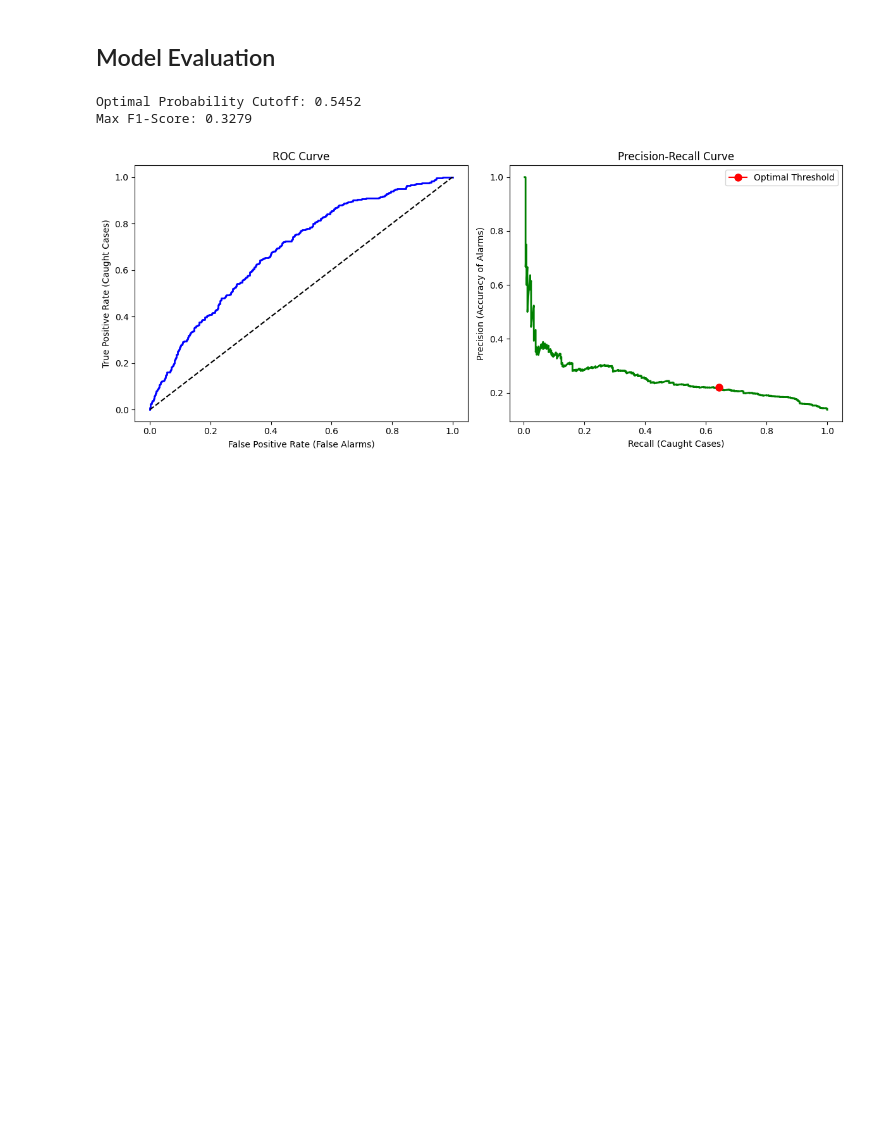
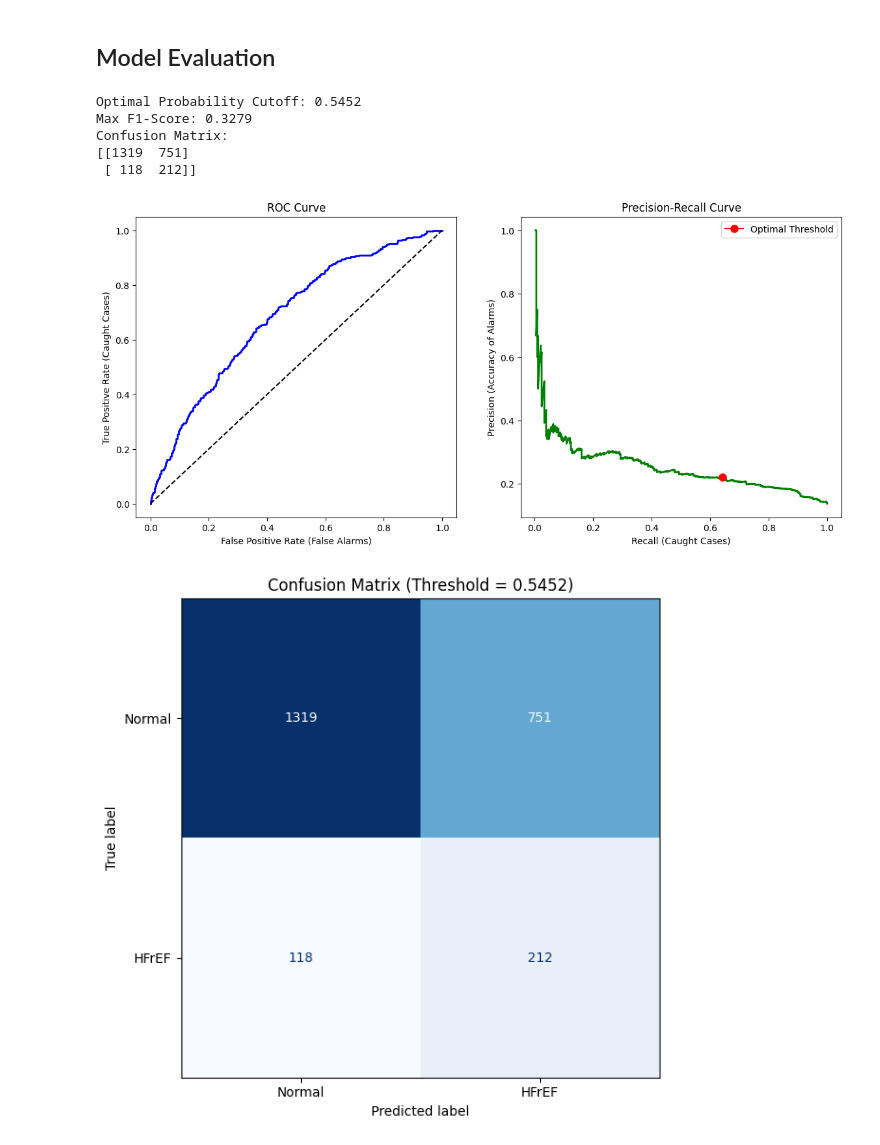
Before and after one commit to marwanelgharbawy/ecg-pcg-fusion-hfref, a Jupyter notebook: notebooks/2_ecg_baseline.ipynb, the cells around one changed output. Saved outputs shown, nothing was run; the diff lists cells and outputs as text; code cells hidden in the pictures; blank space fills up the shorter version.

```diff
--- a/notebooks/2_ecg_baseline.ipynb
+++ b/notebooks/2_ecg_baseline.ipynb
@@ -141,6 +140,8 @@ Validation AUROC improved from 0.6805 to 0.6858. Saving improved model.
 # %% [markdown]
 ## Model Evaluation
 # %%
+from sklearn.metrics import roc_curve, precision_recall_curve, confusion_matrix, classification_report, ConfusionMatrixDisplay
+
 # load the best saved weights
 ecg_model.load_state_dict(torch.load(MODEL_SAVE_PATH, weights_only=True))
 ecg_model.eval()
@@ -164,33 +165,54 @@ optimal_idx = np.argmax(f1_scores)
 optimal_threshold = thresholds_pr[optimal_idx]
 
 print(f"Optimal Probability Cutoff: {optimal_threshold:.4f}")
 print(f"Max F1-Score: {f1_scores[optimal_idx]:.4f}")
 
-# calculate ROC Curve data
+# confusion matrix
+binary_preds = (np.array(all_preds) >= optimal_threshold).astype(int)
+cm = confusion_matrix(all_labels, binary_preds)
+# print("\nClassification Report:")
+# print(classification_report(all_labels, binary_preds))
+
+# ROC Curve data
 fpr, tpr, thresholds_roc = roc_curve(all_labels, all_preds)
 
 # plotting
-fig, axes = plt.subplots(1, 2, figsize=(12, 5))
+fig, axes = plt.subplots(1, 2, figsize=(14, 6))
 
 # ROC Curve (AUROC)
 axes[0].plot(fpr, tpr, color='blue', lw=2)
 axes[0].plot([0, 1], [0, 1], color='black', linestyle='--')
 axes[0].set_xlabel('False Positive Rate (False Alarms)')
 axes[0].set_ylabel('True Positive Rate (Caught Cases)')
 axes[0].set_title('ROC Curve')
 
 # Precision-Recall Curve (AUPRC)
 axes[1].plot(recalls[:-1], precisions[:-1], color='green', lw=2)
 # Mark the optimal threshold on the PR curve
 axes[1].plot(recalls[optimal_idx], precisions[optimal_idx], marker='o', markersize=8, color="red", label="Optimal Threshold")
 axes[1].set_xlabel('Recall (Caught Cases)')
 axes[1].set_ylabel('Precision (Accuracy of Alarms)')
 axes[1].set_title('Precision-Recall Curve')
 axes[1].legend()
 
+print('Confusion Matrix:')
+print(cm)
+
+# Confusion Matrix (separate figure for readability)
+fig_cm, ax_cm = plt.subplots(figsize=(7, 6))
+disp = ConfusionMatrixDisplay(
+    confusion_matrix=cm,
+    display_labels=['Normal', 'HFrEF']
+)
+disp.plot(ax=ax_cm, cmap='Blues', colorbar=False, values_format='d')
+ax_cm.set_title(f'Confusion Matrix (Threshold = {optimal_threshold:.4f})')
 plt.tight_layout()
 plt.show()
 # %% [output]
 Optimal Probability Cutoff: 0.5452
 Max F1-Score: 0.3279
+Confusion Matrix:
+[[1319  751]
+ [ 118  212]]
-[figure, old version]
+[figure, new version]
+[figure, added]
```
Also changed, not shown: parts of 2 cells of this notebook.
